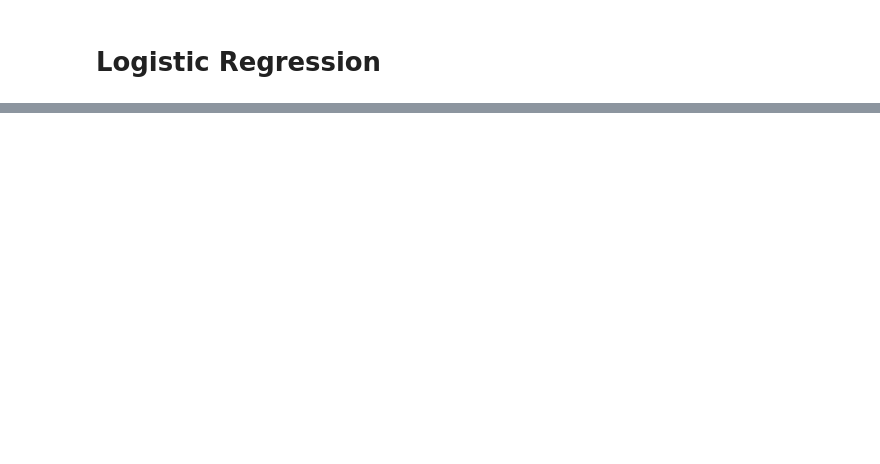
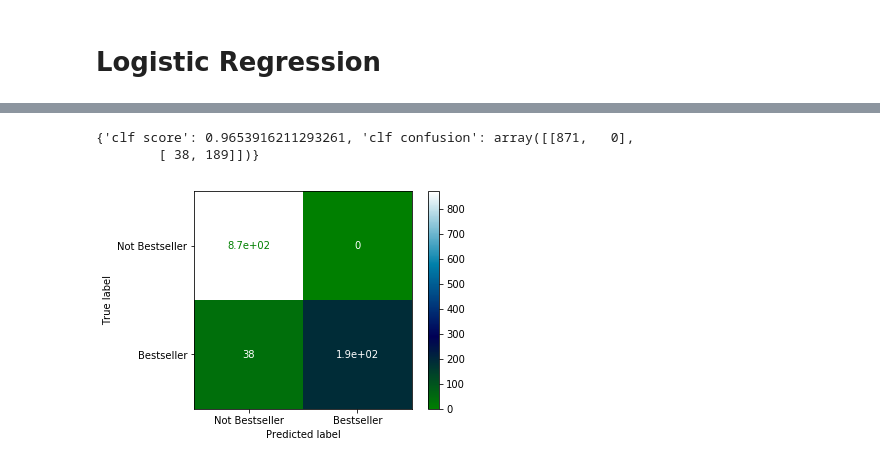
Before and after one commit to robillersomeone/NYT_bestsellers, a Jupyter notebook: initial_modeling.ipynb, the cells around one changed output, grey strips where cells are left out. Cells and saved outputs as stored; diff of their text form; code cells hidden in the pictures; blank space fills up the shorter version.

```diff
--- a/initial_modeling.ipynb
+++ b/initial_modeling.ipynb
@@ -120,2 +130,8 @@ log  = LogisticRegression()
 # %%
 log_text = LogisticRegression()
+# %%
+baseline_modeling(log_text, df_text_X, df_text_y[0] )
+# %% [output]
+{'clf score': 0.9653916211293261, 'clf confusion': array([[871,   0],
+        [ 38, 189]])}
+[figure, added]
```
Also changed, not shown: parts of 8 cells of this notebook, 4 other files.
